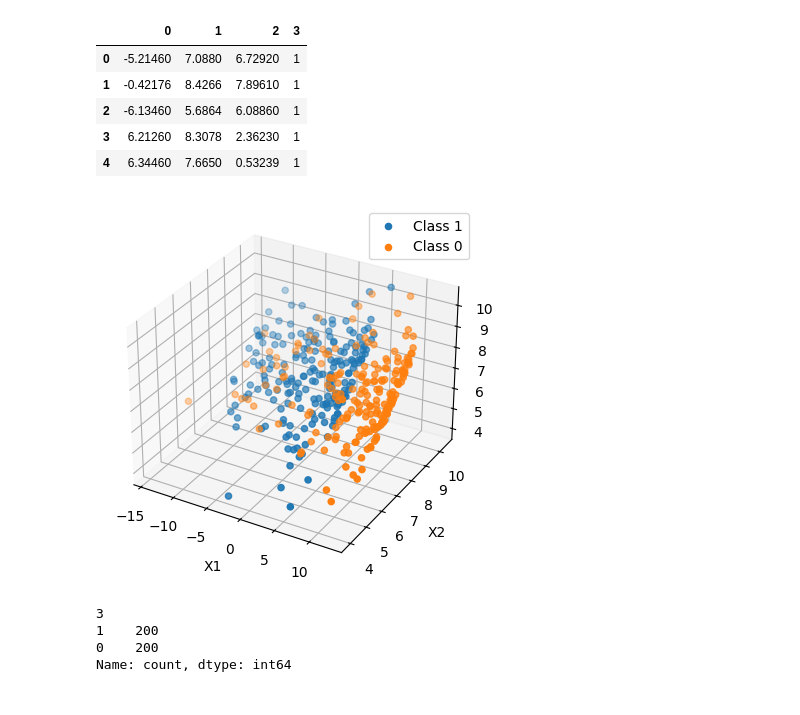
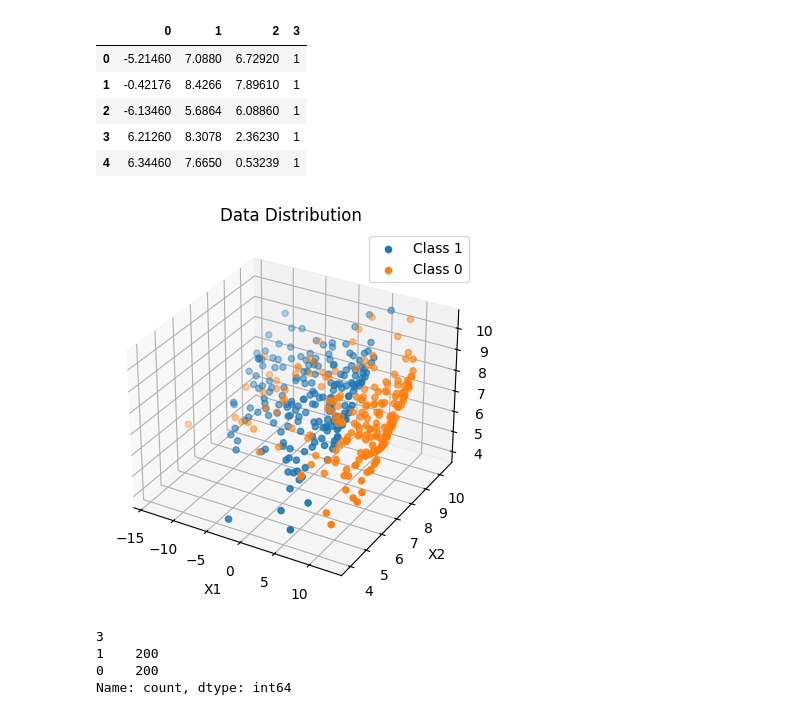
Before and after one commit to AbinashChetia/kmeans_ac, a Jupyter notebook: notebook.ipynb, the cells around one changed output. Cells and saved outputs as stored; diff of their text form; code cells hidden in the pictures.

```diff
--- a/notebook.ipynb
+++ b/notebook.ipynb
@@ -55,14 +57,15 @@ data1.head()
 # %%
 ax = plt.axes(projection='3d')
 for i in data1[3].unique():
     ax.scatter3D(data1[data1[3] == i][0], data1[data1[3] == i][1], data1[data1[3] == i][1], label=f'Class {i}')
 ax.set_xlabel('X1')
 ax.set_ylabel('X2')
 ax.set_zlabel('X3')
+plt.title('Data Distribution')
 plt.legend()
 plt.show()
 # %% [output]
-[figure, old version]
+[figure, new version]
 # %%
 data1_x = data1.iloc[:, :-1]
 data1_y = data1.iloc[:, -1]
```
Also changed, not shown: parts of 2 cells of this notebook.
